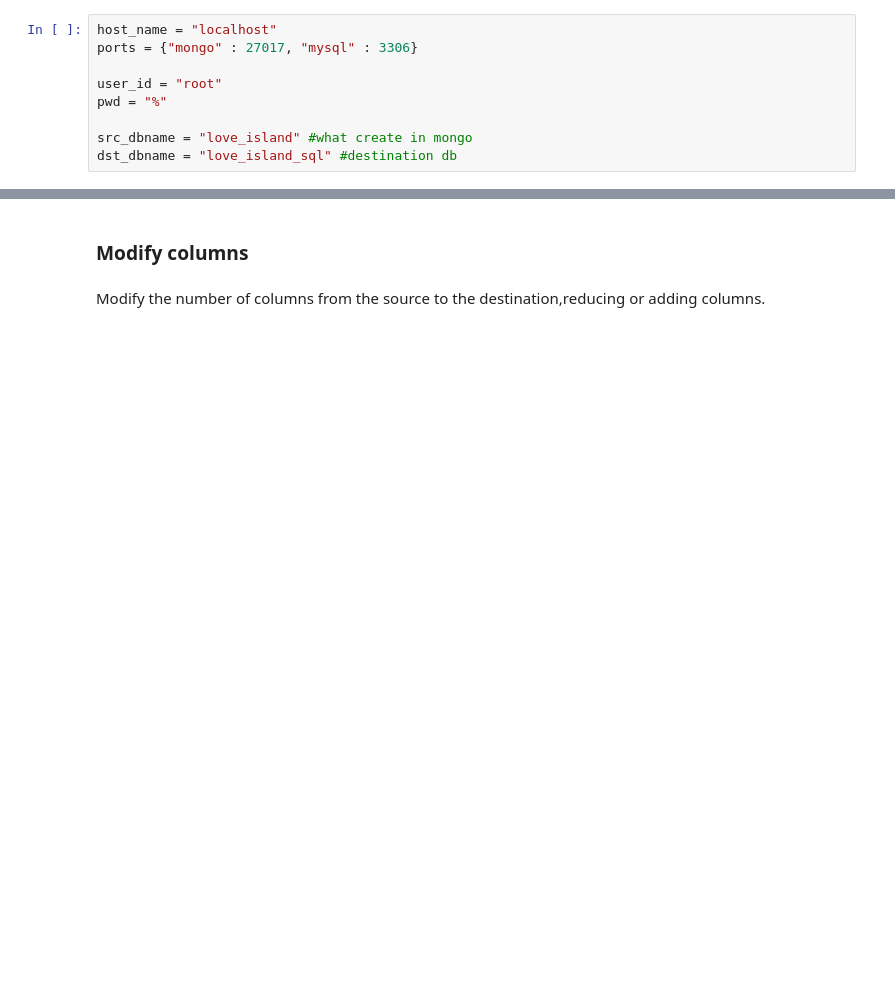
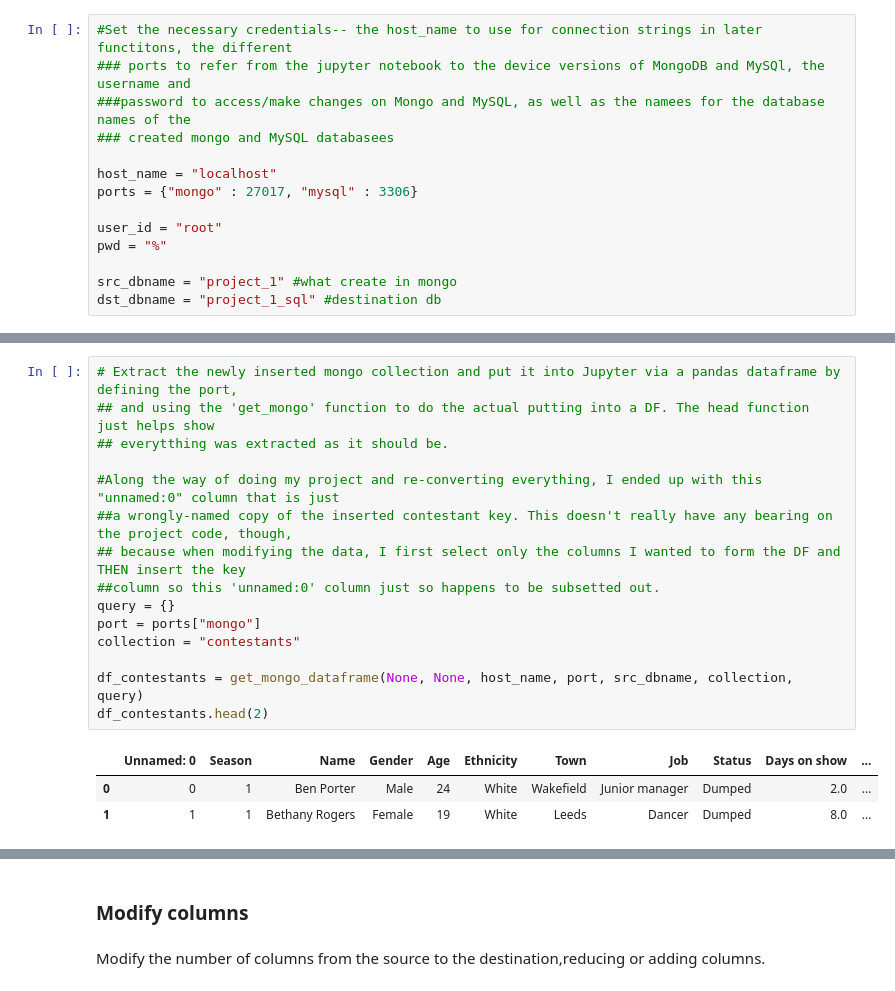
Before and after one commit to kronayne/assn, a Jupyter notebook: DS_Project1.ipynb, the cells around one changed output, grey strips where cells are left out. Cells and saved outputs as stored; diff of their text form; blank space fills up the shorter version.

Commit message:
Annotated project 1

```diff
--- a/DS_Project1.ipynb
+++ b/DS_Project1.ipynb
@@ -8,11 +9,16 @@ import pandas as pd
 import pymongo
 from sqlalchemy import create_engine
 # %%
+#Set the necessary credentials-- the host_name to use for connection strings in later functitons, the different
+### ports to refer from the jupyter notebook to the device versions of MongoDB and MySQl, the username and
+###password to access/make changes on Mongo and MySQL, as well as the namees for the database names of the
+### created mongo and MySQL databasees
+
 host_name = "localhost"
 ports = {"mongo" : 27017, "mysql" : 3306}
 
 user_id = "root"
 pwd = "%"
 
-src_dbname = "love_island" #what create in mongo
-dst_dbname = "love_island_sql" #destination db
+src_dbname = "project_1" #what create in mongo
+dst_dbname = "project_1_sql" #destination db
@@ -27,0 +219,19 @@ db_name = "contestants"
+# %%
+# Extract the newly inserted mongo collection and put it into Jupyter via a pandas dataframe by defining the port,
+## and using the 'get_mongo' function to do the actual putting into a DF. The head function just helps show
+## everytthing was extracted as it should be.
+
+#Along the way of doing my project and re-converting everything, I ended up with this "unnamed:0" column that is just
+##a wrongly-named copy of the inserted contestant key. This doesn't really have any bearing on the project code, though,
+## because when modifying the data, I first select only the columns I wanted to form the DF and THEN insert the key
+##column so this 'unnamed:0' column just so happens to be subsetted out.
+query = {}
+port = ports["mongo"]
+collection = "contestants"
+
+df_contestants = get_mongo_dataframe(None, None, host_name, port, src_dbname, collection, query)
+df_contestants.head(2)
+# %% [output]
+|  | Unnamed: 0 | Season | Name | Gender | Age | Ethnicity | Town | Job | Status | Days on show | ... |
+| 0 | 0 | 1 | Ben Porter | Male | 24 | White | Wakefield | Junior manager | Dumped | 2.0 | ... |
+| 1 | 1 | 1 | Bethany Rogers | Female | 19 | White | Leeds | Dancer | Dumped | 8.0 | ... |
```
Also changed, not shown: parts of 29 cells of this notebook.
